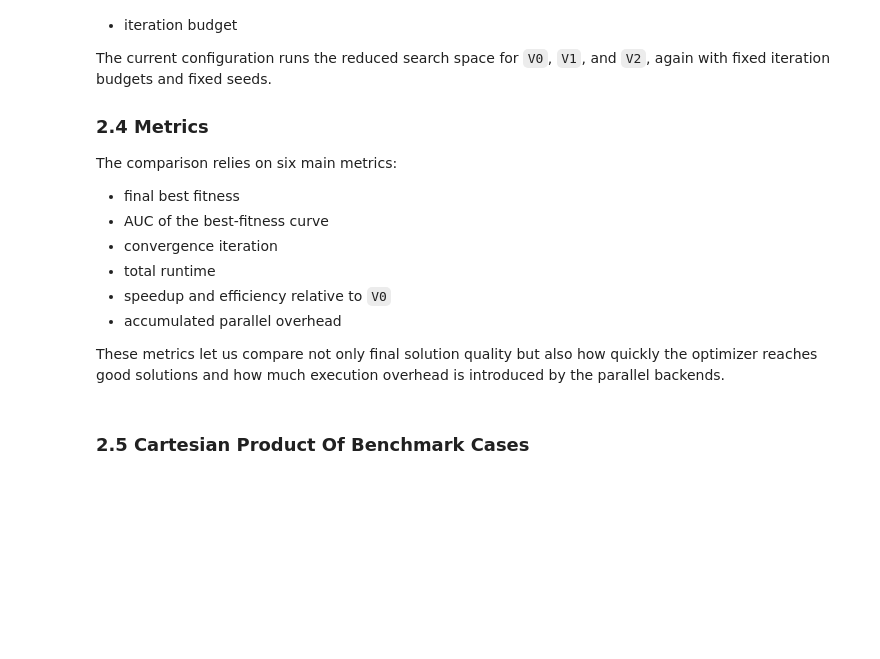
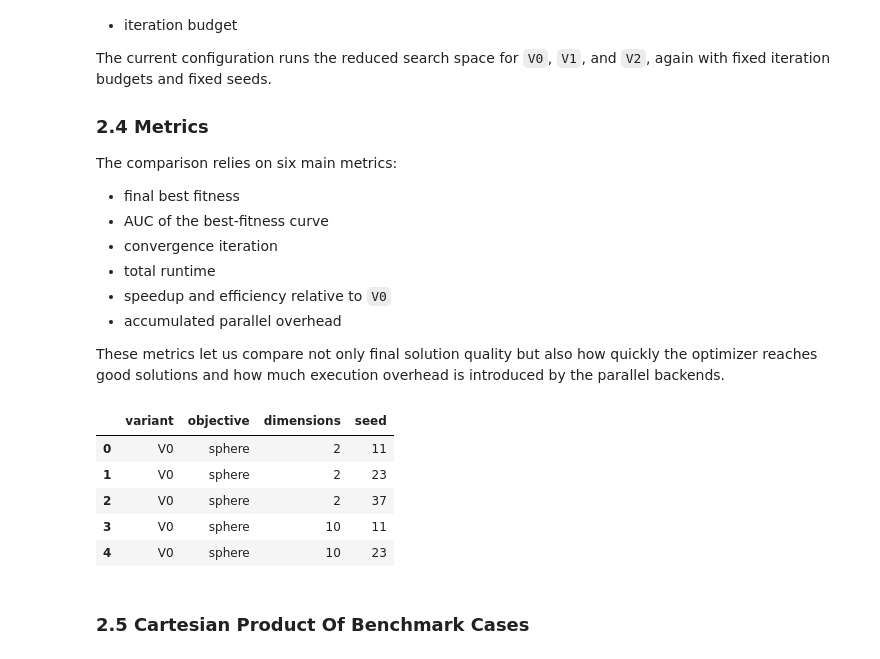
Before and after one commit to Lscotti-uni/PSO-python, a Jupyter notebook: notebooks/final_report.ipynb, the cells around one changed output. Saved outputs shown, nothing was run; the diff lists cells and outputs as text; code cells hidden in the pictures; blank space fills up the shorter version.

```diff
--- a/notebooks/final_report.ipynb
+++ b/notebooks/final_report.ipynb
@@ -74,29 +74,51 @@ is introduced by the parallel backends.
 # %%
 from itertools import product
 from pathlib import Path
 import json
 
 import matplotlib.pyplot as plt
+from matplotlib.lines import Line2D
+from matplotlib.patches import Patch
+import numpy as np
 import pandas as pd
 import yaml
 
 ROOT = Path.cwd().resolve()
 if ROOT.name == 'notebooks':
     ROOT = ROOT.parent
 
 benchmark_cfg = yaml.safe_load((ROOT / 'configs' / 'benchmark.yaml').read_text())
 grid_cfg = yaml.safe_load((ROOT / 'configs' / 'grid_search.yaml').read_text())
 
-variants = list(benchmark_cfg['strategies'].keys())
+variant_order = ['V0', 'V1', 'V2']
+variant_colors = {
+    'V0': '#F4A261',
+    'V1': '#4C78A8',
+    'V2': '#2A9D8F',
+}
+variant_labels = {
+    'V0': 'sequential',
+    'V1': 'threading',
+    'V2': 'multiprocessing',
+}
+
+variants = [variant for variant in variant_order if variant in benchmark_cfg['strategies']]
 objectives = [item['name'] for item in benchmark_cfg['objectives']]
 dimensions = benchmark_cfg['dimensions']
 benchmark_seeds = benchmark_cfg['seeds']
 
 cases = pd.DataFrame(
     product(variants, objectives, dimensions, benchmark_seeds),
     columns=['variant', 'objective', 'dimensions', 'seed'],
 )
 cases.head()
+# %% [output]
+|  | variant | objective | dimensions | seed |
+| 0 | V0 | sphere | 2 | 11 |
+| 1 | V0 | sphere | 2 | 23 |
+| 2 | V0 | sphere | 2 | 37 |
+| 3 | V0 | sphere | 10 | 11 |
+| 4 | V0 | sphere | 10 | 23 |
 # %% [markdown]
 ### 2.5 Cartesian Product Of Benchmark Cases
 # %%
```
Also changed, not shown: parts of 13 cells of this notebook.
